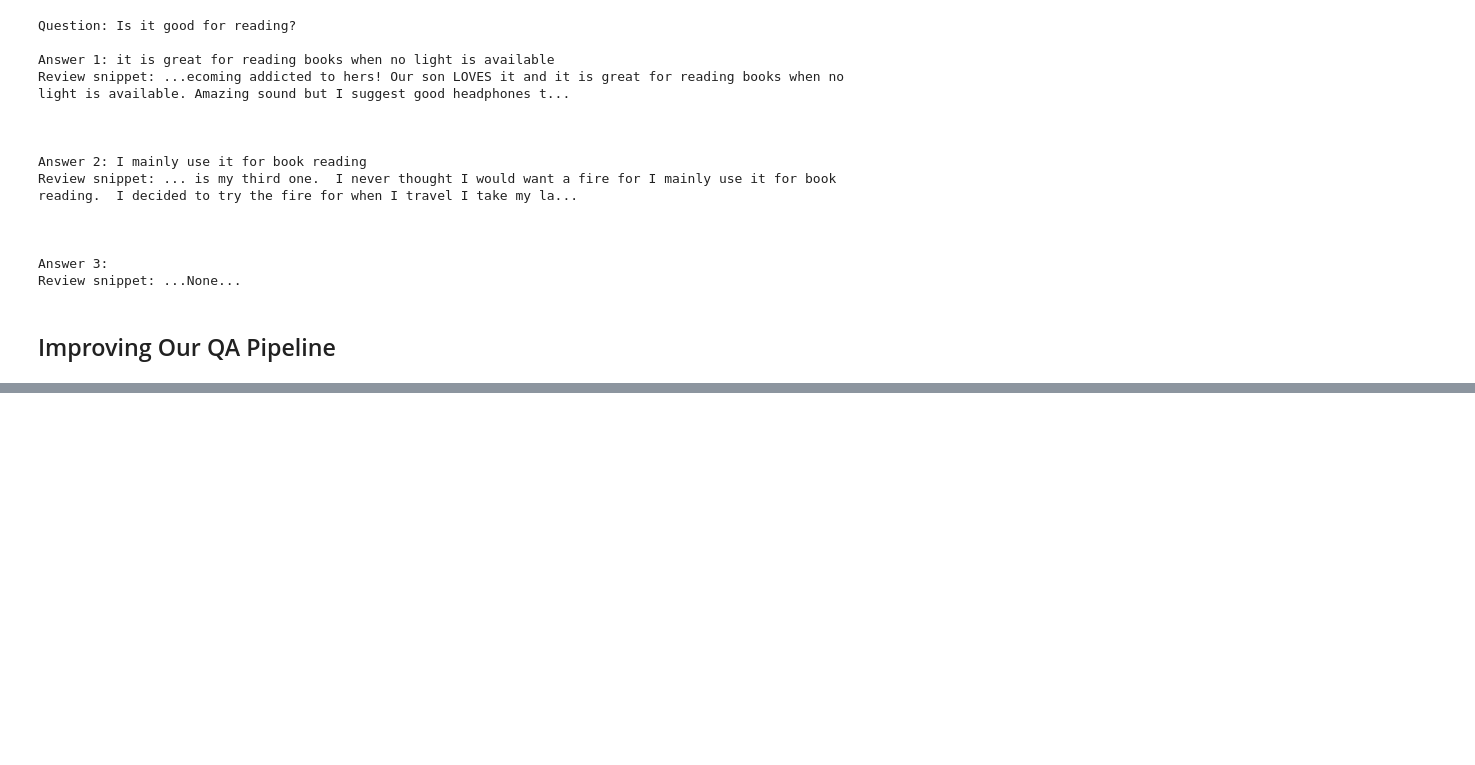
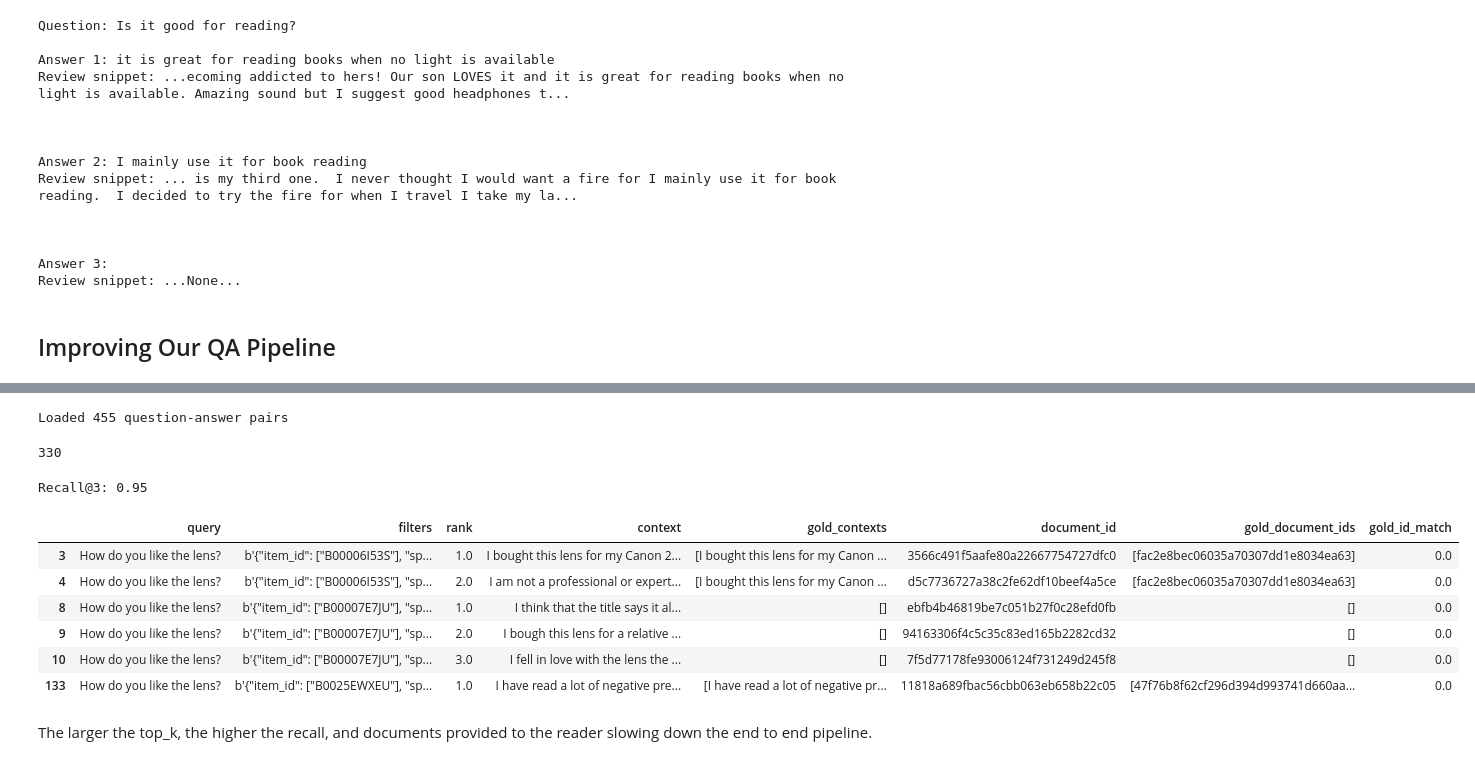
Before and after one commit to MosesBomera/Learning-Machine-Learning, a Jupyter notebook: NLPwTHF/Chapter 7 - Question Answering.ipynb, the cells around one changed output, grey strips where cells are left out. Saved outputs shown, nothing was run; the diff lists cells and outputs as text; code cells hidden in the pictures; blank space fills up the shorter version.

```diff
--- a/NLPwTHF/Chapter 7 - Question Answering.ipynb
+++ b/NLPwTHF/Chapter 7 - Question Answering.ipynb
@@ -404,0 +458,15 @@ Review snippet: ...None...
+# %%
+document_store.write_labels(labels, index="label")
+
+print(f"""Loaded {document_store.get_label_count(index="label")} question-answer pairs""")
+# %% [output]
+Loaded 455 question-answer pairs
+# %%
+labels_agg = document_store.get_all_labels_aggregated(
+    index="label",
+    open_domain=True,
+    aggregate_by_meta=["item_id"]
+)
+print(len(labels_agg))
+# %% [output]
+330
@@ -404,0 +480,18 @@ Review snippet: ...None...
+# %%
+print(f"Recall@3: {metrics['Retriever']['recall_single_hit']:.2f}")
+# %% [output]
+Recall@3: 0.95
+# %%
+eval_df = eval_result["Retriever"]
+eval_df[eval_df["query"] == "How do you like the lens?"][["query", "filters", "rank", "context", "gold_contexts", "document_id", "gold_document_ids", "gold_id_match"]]
+# eval_df[eval_df["query"] == "How do you like the lens?"].columns
+# %% [output]
+|  | query | filters | rank | context | gold_contexts | document_id | gold_document_ids | gold_id_match |
+| 3 | How do you like the lens? | b'{"item_id": ["B00006I53S"], "sp... | 1.0 | I bought this lens for my Canon 2... | [I bought this lens for my Canon ... | 3566c491f5aafe80a22667754727dfc0 | [fac2e8bec06035a70307dd1e8034ea63] | 0.0 |
+| 4 | How do you like the lens? | b'{"item_id": ["B00006I53S"], "sp... | 2.0 | I am not a professional or expert... | [I bought this lens for my Canon ... | d5c7736727a38c2fe62df10beef4a5ce | [fac2e8bec06035a70307dd1e8034ea63] | 0.0 |
+| 8 | How do you like the lens? | b'{"item_id": ["B00007E7JU"], "sp... | 1.0 | I think that the title says it al... | [] | ebfb4b46819be7c051b27f0c28efd0fb | [] | 0.0 |
+| 9 | How do you like the lens? | b'{"item_id": ["B00007E7JU"], "sp... | 2.0 | I bough this lens for a relative ... | [] | 94163306f4c5c35c83ed165b2282cd32 | [] | 0.0 |
+| 10 | How do you like the lens? | b'{"item_id": ["B00007E7JU"], "sp... | 3.0 | I fell in love with the lens the ... | [] | 7f5d77178fe93006124f731249d245f8 | [] | 0.0 |
+| 133 | How do you like the lens? | b'{"item_id": ["B0025EWXEU"], "sp... | 1.0 | I have read a lot of negative pre... | [I have read a lot of negative pr... | 11818a689fbac56cbb063eb658b22c05 | [47f76b8f62cf296d394d993741d660aa... | 0.0 |
+# %% [markdown]
+The larger the top_k, the higher the recall, and documents provided to the reader slowing down the end to end pipeline.
```
Also changed, not shown: parts of 25 cells of this notebook.
